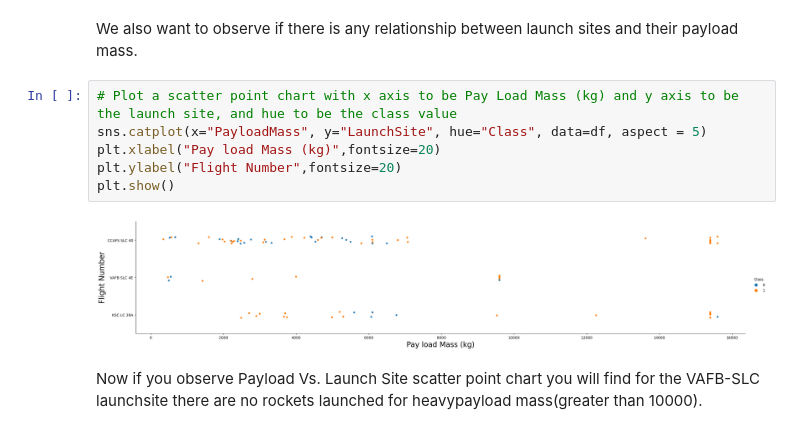
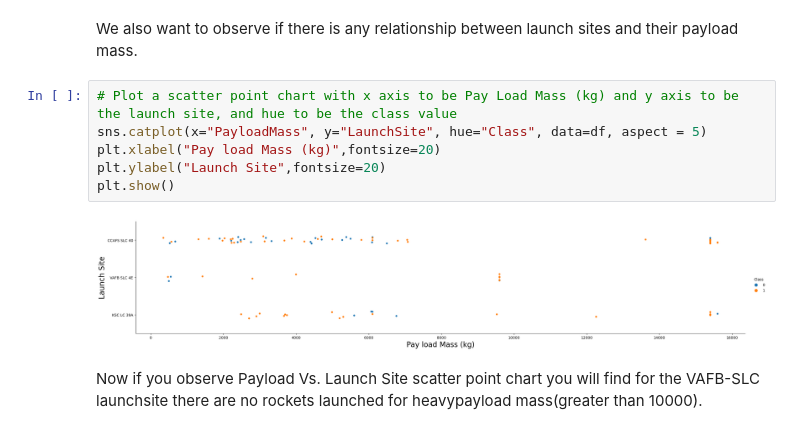
Before and after one commit to littleclyth/Data-Science-Capstone, a Jupyter notebook: task/jupyter-labs-eda-dataviz.ipynb, the cells around one changed output. Cells and saved outputs as stored; diff of their text form.

```diff
--- a/task/jupyter-labs-eda-dataviz.ipynb
+++ b/task/jupyter-labs-eda-dataviz.ipynb
@@ -101,11 +101,11 @@ We also want to observe if there is any relationship between launch sites and th
 # %%
 # Plot a scatter point chart with x axis to be Pay Load Mass (kg) and y axis to be the launch site, and hue to be the class value
 sns.catplot(x="PayloadMass", y="LaunchSite", hue="Class", data=df, aspect = 5)
 plt.xlabel("Pay load Mass (kg)",fontsize=20)
-plt.ylabel("Flight Number",fontsize=20)
+plt.ylabel("Launch Site",fontsize=20)
 plt.show()
 # %% [output]
-[figure, old version]
+[figure, new version]
 # %% [markdown]
 Now if you observe Payload Vs. Launch Site scatter point chart you will find for the VAFB-SLC  launchsite there are no  rockets  launched for  heavypayload mass(greater than 10000).
 # %% [markdown]
```
Also changed, not shown: parts of 2 cells of this notebook.
